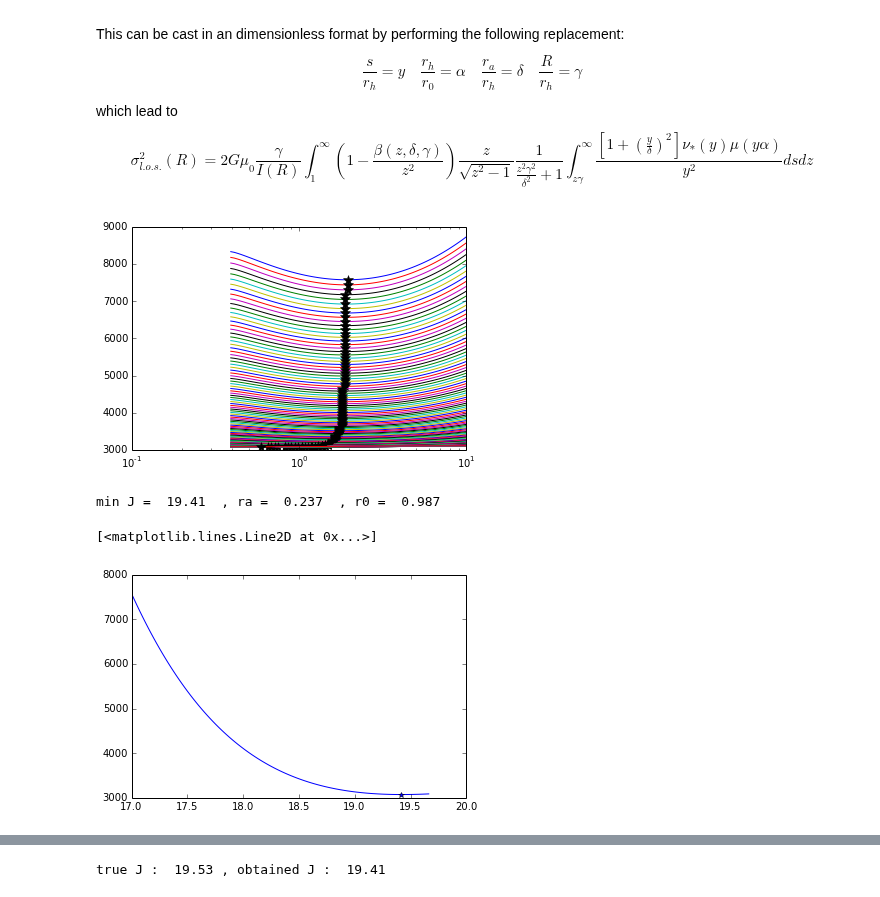
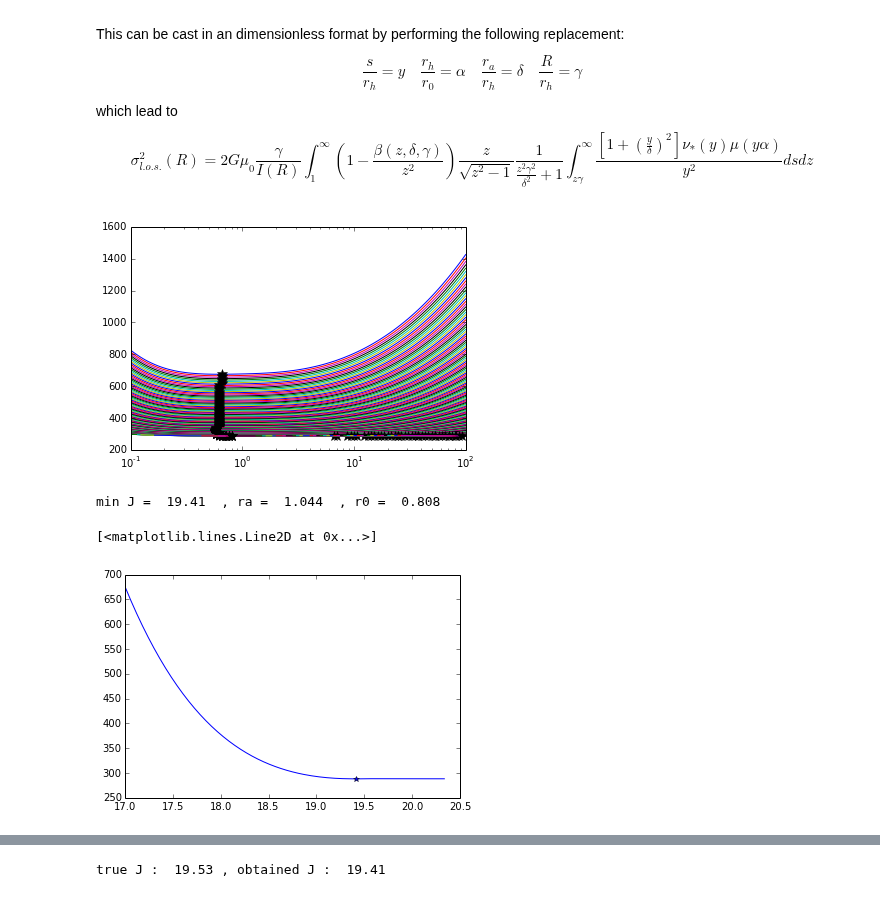
Before and after one commit to achiappo/FRESKA, a Jupyter notebook: simulationOM.ipynb, the cells around one changed output, grey strips where cells are left out. Saved outputs shown, nothing was run; the diff lists cells and outputs as text; code cells hidden in the pictures.

```diff
--- a/simulationOM.ipynb
+++ b/simulationOM.ipynb
@@ -59,9 +59,9 @@ homedir = '/home/andrea/Desktop/work/DWARF/Jvalue/test/'
 casedir = ['OsipkMerr_Core_nonPlum','OsipkMerr_Core_Plum','OsipkMerr_Cusp_nonPlum','OsipkMerr_Cusp_Plum']
 
 # enter size of Mock dataset (options 100,1000,10000)
-MockSize = 1000
+MockSize = 10000
 # enter model choice - cf. casedir (options 1,2,3,4)
-mod = 2
+mod = 1
 # %%
 # inverse hyperbolic cosecant (used for gamma* = 1 , non-Plum)
 def inv_csch(x):
@@ -100,9 +104,9 @@ nstars=np.size(R)
 # %%
-R, v, dv = R[100:200], v[100:200], dv[100:200]
+R, v, dv = R[8700:8800], v[8700:8800], dv[8700:8800]
 # %%
 gamma_array = R/rh
-r0_array = np.logspace(-3,1,200)
-ra_array = np.logspace(-3,1,200)
+r0_array = np.logspace(-1,2,100)
+ra_array = np.logspace(-2,2,100)
 alpha_array = rh/r0_array
 delta_array = ra_array/rh
 A_array = np.array([gamma_array[i]/I(Ri,rh) for i,Ri in enumerate(R)])
@@ -124,7 +128,7 @@ pool.join()
 for idx,value in results:
     I_array[idx] = value
 # %%
-I_array = np.load('Iarray_OM_Core_Plum_1000_31_200.npy')
+#I_array = np.load('Iarray_OM_Cusp_Plum_1000_3333_200.npy')
 #np.save('Iarray_OM_Core_nonPlum_100_3333_200',I_array)
 # %%
 Jf = np.sqrt([Jfactor(D,np.inf,r0,1.,0.5) for r0 in r0_array])
@@ -137,7 +141,7 @@ def logLike(J,i,j):
     res = (np.log(S) + (v-u)**2./S).sum()
     return res/2.
 # %%
-J_array = np.linspace(17,22,200)
+J_array = np.linspace(17,21,200)
 J_new = np.empty([0])
 min_LikeJ = np.empty([0])
 min_ra_arr = np.empty([0])
@@ -152,50 +156,54 @@ for J in J_array:                                                # scan over an
         for i in range(ra_array.size): LikeJra[i] = logLike(10**J,i,j)
         interp_Like_ra = interp(ra_array,LikeJra)                  # build the profile likelihood along ra
 
         eval_Like_ra = np.logspace(log10(ra_array.min()),log10(ra_array.max()),1e3)
         min_Like_ra = interp_Like_ra(eval_Like_ra).min()
-        min_ra = eval_Like_ra[np.where(interp_Like_ra(eval_Like_ra)==min_Like_ra)[0]]
+        min_ra = eval_Like_ra[np.where(interp_Like_ra(eval_Like_ra)==min_Like_ra)[0][0]]
 
         if ra_array[1]<min_ra<ra_array[-2]:
             LikeJr0 = np.append(LikeJr0,min_Like_ra)
             ra_new = np.append(ra_new,min_ra)
             r0_new = np.append(r0_new,r0)
 
     if LikeJr0.size>3:
         interp_ra = interp(r0_new,ra_new)
         interp_Like_r0 = interp(r0_new,LikeJr0)                  # build the profile likelihood along r0
 
         eval_Like_r0 = np.logspace(log10(r0_new.min()),log10(r0_new.max()),1e3)
         min_Like_r0 = interp_Like_r0(eval_Like_r0).min()
-        min_r0 = eval_Like_r0[np.where(interp_Like_r0(eval_Like_r0)==min_Like_r0)[0]]
+        min_r0 = eval_Like_r0[np.where(interp_Like_r0(eval_Like_r0)==min_Like_r0)[0][0]]
 
         if r0_new[1]<min_r0<r0_new[-2]:
             plt.semilogx(r0_new,interp_Like_r0(r0_new),label='J=%.2f'%J)
             plt.plot(min_r0,min_Like_r0,'*',markersize=10,c='k')
 
             min_ra_arr = np.append(min_ra_arr,interp_ra(min_r0))
             min_r0_arr = np.append(min_r0_arr,min_r0)
             min_LikeJ = np.append(min_LikeJ,min_Like_r0)
             J_new = np.append(J_new,J)
 
-#plt.ylim(298,302)
+#plt.ylim(262,264)
 #plt.xlim(1e-2,1e0)
 #plt.legend(bbox_to_anchor=(1.4,1))
 # %% [output]
-[figure, old version]
+[figure, new version]
 # %%
-interp_Like    = interp(J_new,min_LikeJ)
+interp_Like_J  = interp(J_new,min_LikeJ)
 interp_Like_ra = interp(J_new,min_ra_arr)
 interp_Like_r0 = interp(J_new,min_r0_arr)
-J_min = sciopt.minimize_scalar(interp_Like,method='Bounded',bounds=(J_new[0],J_new[-1])).x
-J_ra = interp_Like_ra(J_min)
-J_r0 = interp_Like_r0(J_min)
+
+eval_Like_J = np.linspace(J_new.min(),J_new.max(),1e3)
+min_Like_J  = interp_Like_J(eval_Like_J).min()
+J_min       = eval_Like_J[np.where(interp_Like_J(eval_Like_J)==min_Like_J)[0][0]]
+
+J_ra = float(interp_Like_ra(J_min))
+J_r0 = float(interp_Like_r0(J_min))
 print 'min J = ',round(J_min,2),' , ra = ',round(J_ra,3),' , r0 = ',round(J_r0,3)
-plt.plot(J_new,interp_Like(J_new))
-plt.plot(J_min,interp_Like(J_min),'b*')
-#plt.ylim(310,330)
+plt.plot(J_new,interp_Like_J(J_new))
+plt.plot(J_min,interp_Like_J(J_min),'b*')
+#plt.ylim(250,270)
 # %% [output]
-min J =  19.41  , ra =  0.237  , r0 =  0.987
+min J =  19.41  , ra =  1.044  , r0 =  0.808
 [<matplotlib.lines.Line2D at 0x...>]
-[figure, old version]
+[figure, new version]
 # %%
```
Also changed, not shown: parts of 5 cells of this notebook, 6 other files.
